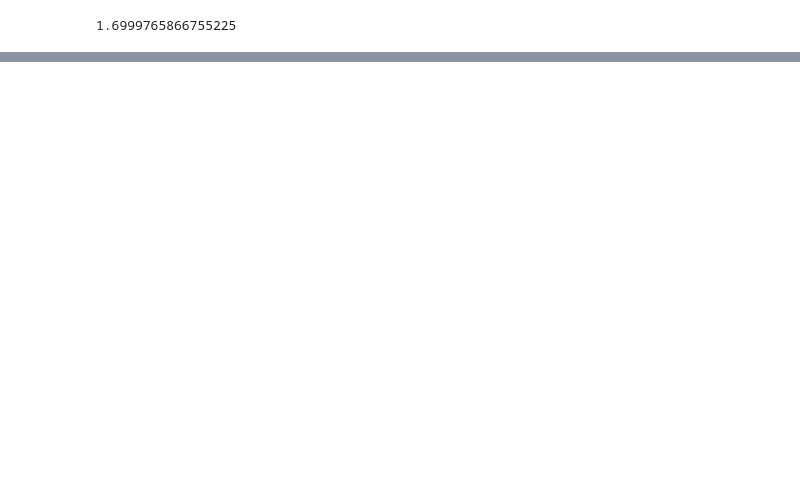
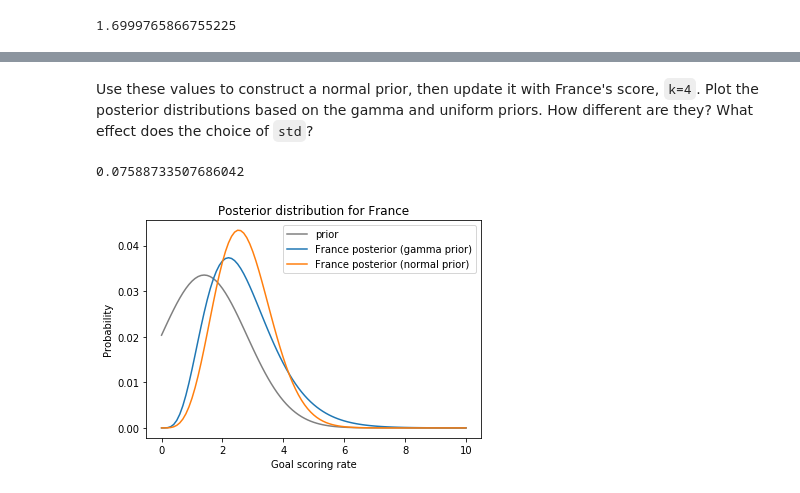
Before and after one commit to AllenDowney/BiteSizeBayes, a Jupyter notebook: 08_soccer_soln.ipynb, the cells around one changed output, grey strips where cells are left out. Cells and saved outputs as stored; diff of their text form; code cells hidden in the pictures; blank space fills up the shorter version.

```diff
--- a/08_soccer_soln.ipynb
+++ b/08_soccer_soln.ipynb
@@ -349,0 +368,40 @@ We used the prior and the likelihood to due a Bayesian update, which computes po
+# %%
+from scipy.stats import norm
+
+mean = 1.4
+std = 1.4
+qs = np.linspace(0, 10, 101)
+ps = norm.pdf(qs, mean, std)
+# %% [markdown]
+Use these values to construct a normal prior, then update it with France's score, `k=4`.  Plot the posterior distributions based on the gamma and uniform priors.  How different are they?  What effect does the choice of `std`?
+# %%
+# Solution
+
+prior_norm = pd.Series(ps, index=qs)
+prior_norm /= prior_norm.sum()
+# %%
+# Solution
+
+france_norm = prior_norm.copy()
+# %%
+# Solution
+
+k = 4
+λs = prior.index
+likelihood = poisson.pmf(k, λs)
+bayes_update(france_norm, likelihood)
+# %% [output]
+0.07588733507686042
+# %%
+# Solution
+
+prior_norm.plot(label='prior', color='gray')
+france.plot(label='France posterior (gamma prior)', color='C0')
+france_norm.plot(label='France posterior (normal prior)', color='C1')
+
+plt.xlabel('Goal scoring rate')
+plt.ylabel('Probability')
+plt.title('Posterior distribution for France')
+plt.legend();
+# %% [output]
+[figure, added]
```
Also changed, not shown: parts of 21 cells of this notebook, 1 other file.
